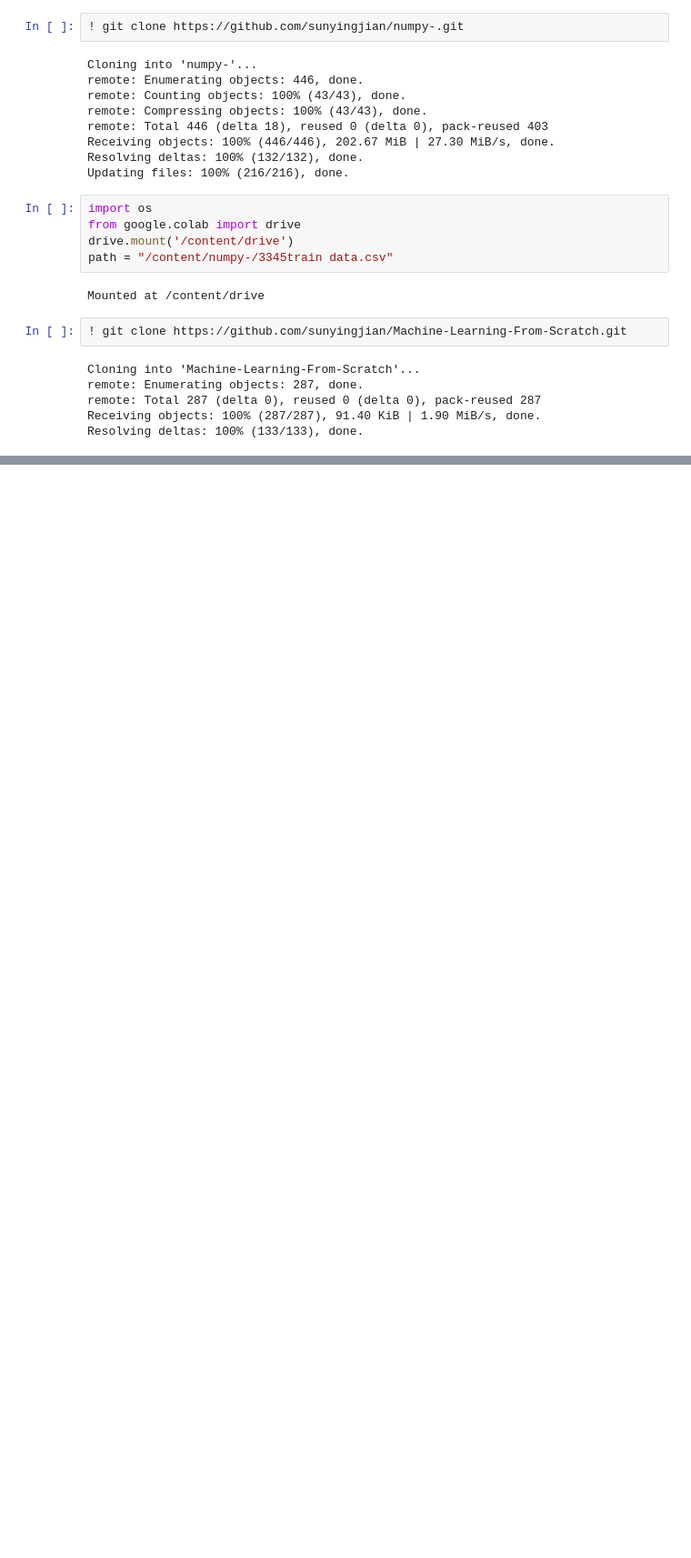
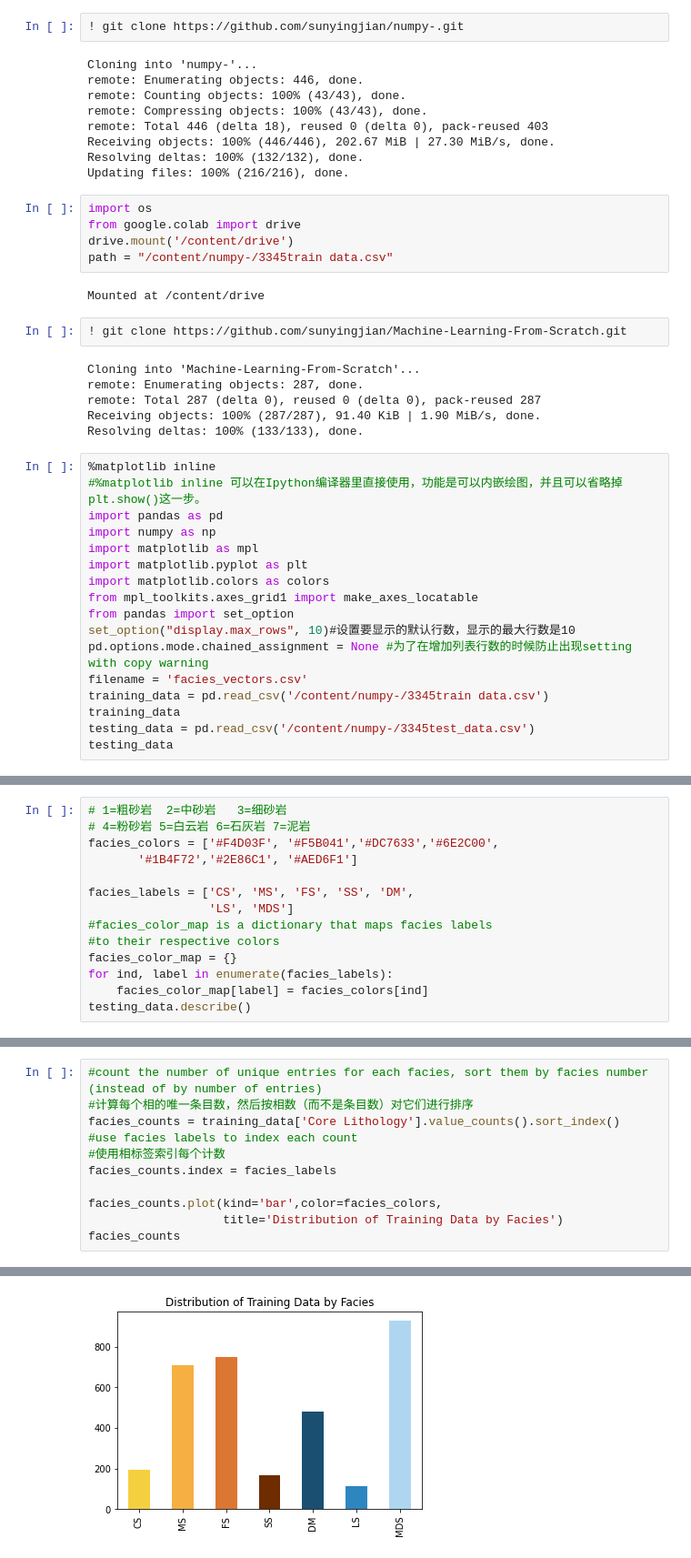
Before and after one commit to HClO-LUO/Pyhton-demo, a Jupyter notebook: Untitled0.ipynb, the cells around one changed output, grey strips where cells are left out. Shown at 91% size. Drawn from its saved outputs; the diff is of its cells as text; blank space fills up the shorter version.

```diff
--- a/Untitled0.ipynb
+++ b/Untitled0.ipynb
@@ -52,3 +52,20 @@ remote: Enumerating objects: 287, done.
 remote: Total 287 (delta 0), reused 0 (delta 0), pack-reused 287
 Receiving objects: 100% (287/287), 91.40 KiB | 1.90 MiB/s, done.
 Resolving deltas: 100% (133/133), done.
+# %%
+%matplotlib inline
+#%matplotlib inline 可以在Ipython编译器里直接使用，功能是可以内嵌绘图，并且可以省略掉plt.show()这一步。
+import pandas as pd
+import numpy as np
+import matplotlib as mpl
+import matplotlib.pyplot as plt
+import matplotlib.colors as colors
+from mpl_toolkits.axes_grid1 import make_axes_locatable
+from pandas import set_option
+set_option("display.max_rows", 10)#设置要显示的默认行数，显示的最大行数是10
+pd.options.mode.chained_assignment = None #为了在增加列表行数的时候防止出现setting with copy warning
+filename = 'facies_vectors.csv'
+training_data = pd.read_csv('/content/numpy-/3345train data.csv')
+training_data
+testing_data = pd.read_csv('/content/numpy-/3345test_data.csv')
+testing_data
@@ -54,0 +110,14 @@ Resolving deltas: 100% (133/133), done.
+# %%
+# 1=粗砂岩  2=中砂岩   3=细砂岩
+# 4=粉砂岩 5=白云岩 6=石灰岩 7=泥岩
+facies_colors = ['#F4D03F', '#F5B041','#DC7633','#6E2C00',
+       '#1B4F72','#2E86C1', '#AED6F1']
+
+facies_labels = ['CS', 'MS', 'FS', 'SS', 'DM',
+                 'LS', 'MDS']
+#facies_color_map is a dictionary that maps facies labels
+#to their respective colors
+facies_color_map = {}
+for ind, label in enumerate(facies_labels):
+    facies_color_map[label] = facies_colors[ind]
+testing_data.describe()
@@ -54,0 +134,12 @@ Resolving deltas: 100% (133/133), done.
+# %%
+#count the number of unique entries for each facies, sort them by facies number (instead of by number of entries)
+#计算每个相的唯一条目数，然后按相数（而不是条目数）对它们进行排序
+facies_counts = training_data['Core Lithology'].value_counts().sort_index()
+#use facies labels to index each count
+#使用相标签索引每个计数
+facies_counts.index = facies_labels
+
+facies_counts.plot(kind='bar',color=facies_colors,
+                   title='Distribution of Training Data by Facies')
+facies_counts
+# %% [output]
@@ -54,0 +154 @@ Resolving deltas: 100% (133/133), done.
+[figure, added]
```
Also changed, not shown: parts of 4 cells of this notebook.
